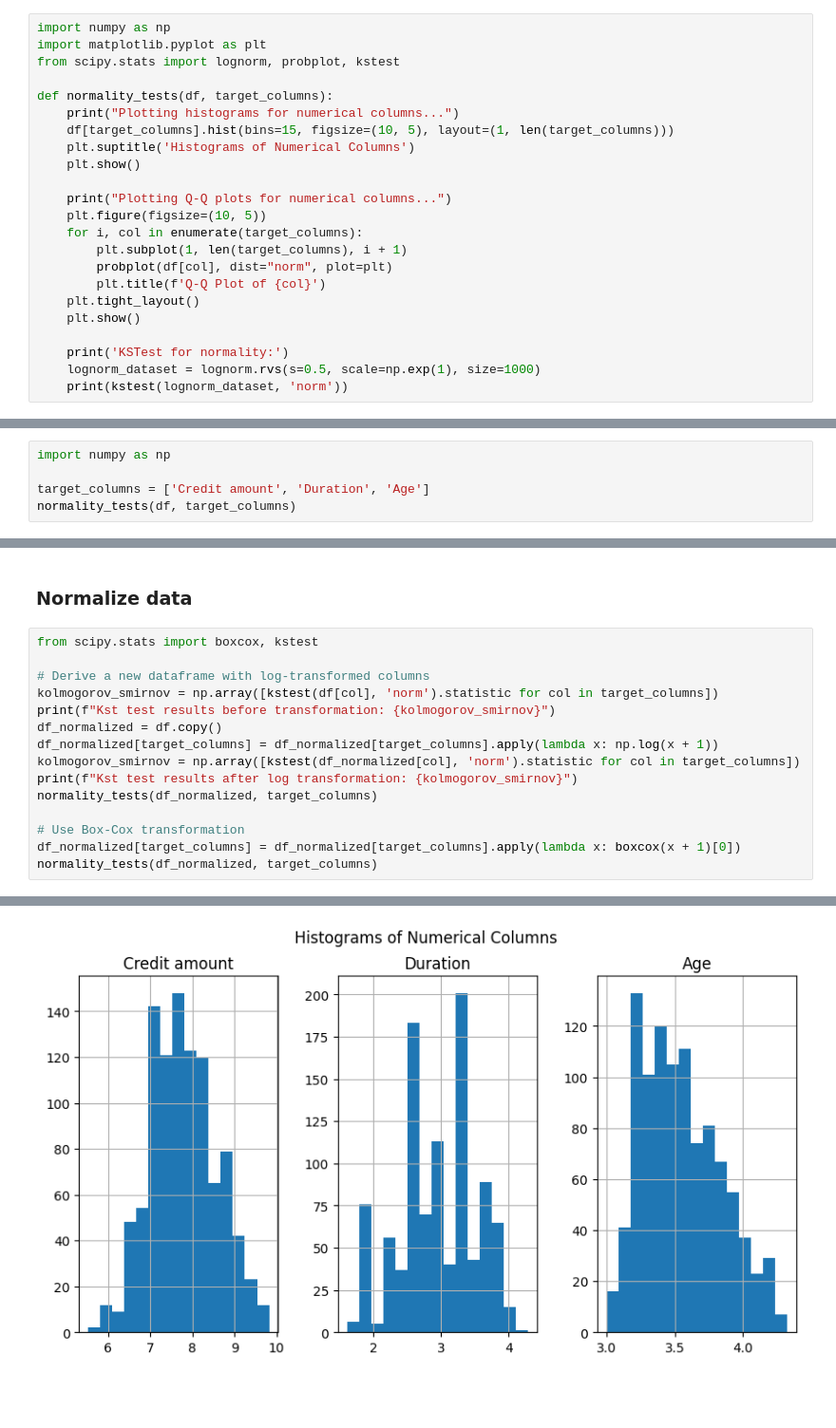
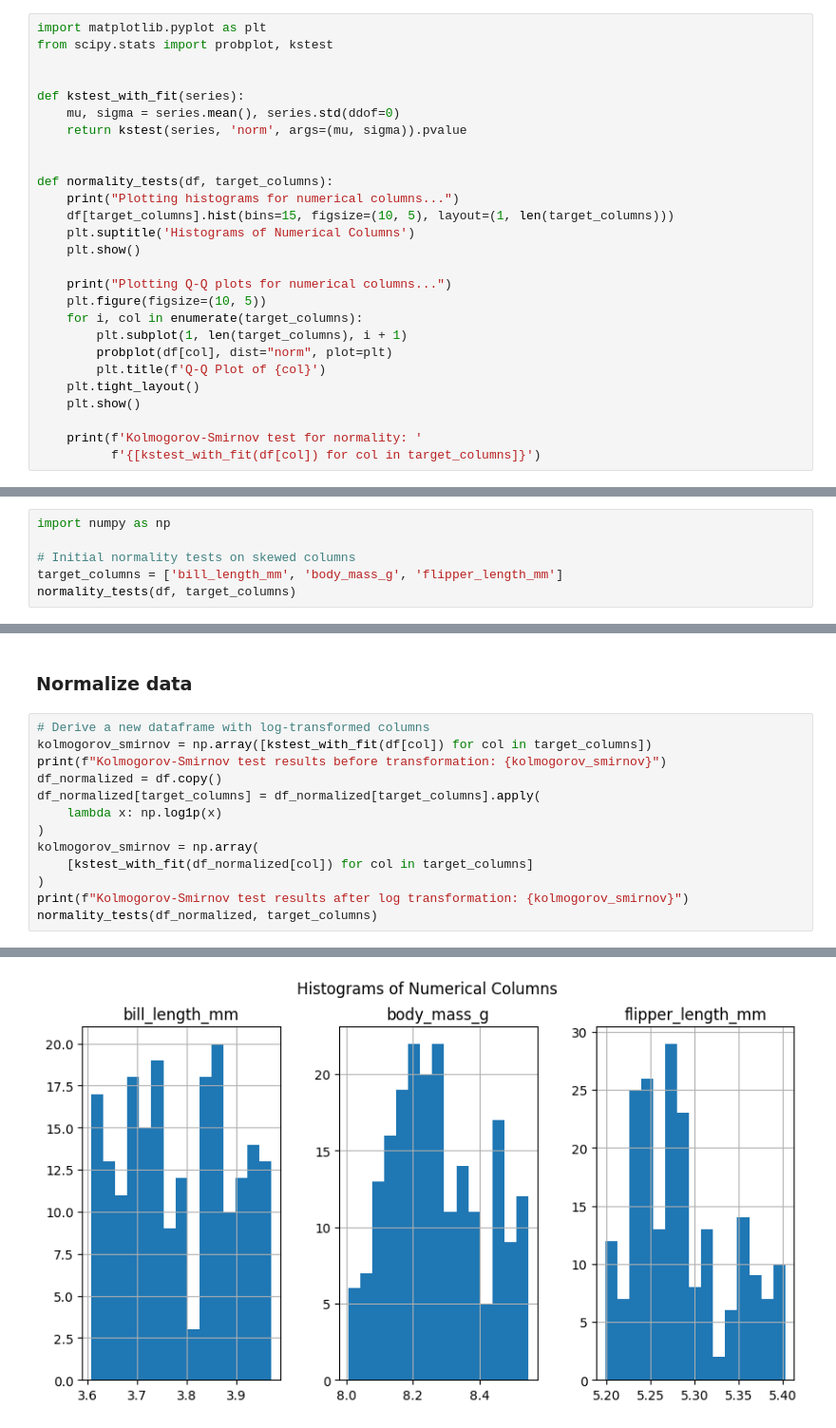
Before and after one commit to rojikaru/labs, a Jupyter notebook: grade-3.1/modelling-and-analytics/Lab 1.ipynb, the cells around one changed output, grey strips where cells are left out. Shown at 95% size. Cells and saved outputs as stored; diff of their text form; blank space fills up the shorter version.

```diff
--- a/grade-3.1/modelling-and-analytics/Lab 1.ipynb
+++ b/grade-3.1/modelling-and-analytics/Lab 1.ipynb
@@ -58,9 +68,14 @@ None
 ### Define normality tests
 We will use histograms, Q-Q plots and the Kolmogorov-Smirnov test
 # %%
-import numpy as np
 import matplotlib.pyplot as plt
-from scipy.stats import lognorm, probplot, kstest
+from scipy.stats import probplot, kstest
+
+
+def kstest_with_fit(series):
+    mu, sigma = series.mean(), series.std(ddof=0)
+    return kstest(series, 'norm', args=(mu, sigma)).pvalue
+
 
 def normality_tests(df, target_columns):
     print("Plotting histograms for numerical columns...")
@@ -77,7 +92,6 @@ def normality_tests(df, target_columns):
     plt.tight_layout()
     plt.show()
 
-    print('KSTest for normality:')
-    lognorm_dataset = lognorm.rvs(s=0.5, scale=np.exp(1), size=1000)
-    print(kstest(lognorm_dataset, 'norm'))
+    print(f'Kolmogorov-Smirnov test for normality: '
+          f'{[kstest_with_fit(df[col]) for col in target_columns]}')
 # %% [markdown]
@@ -86,7 +100,8 @@ Try to normalize the data using different methods. Which one works best?
 # %%
 import numpy as np
 
-target_columns = ['Credit amount', 'Duration', 'Age']
+# Initial normality tests on skewed columns
+target_columns = ['bill_length_mm', 'body_mass_g', 'flipper_length_mm']
 normality_tests(df, target_columns)
 # %% [output]
 Plotting histograms for numerical columns...
@@ -98,18 +112,16 @@ KstestResult(statistic=np.float64(0.8369867710145271), pvalue=np.float64(0.0), s
 # %% [markdown]
 ### Normalize data
 # %%
-from scipy.stats import boxcox, kstest
-
 # Derive a new dataframe with log-transformed columns
-kolmogorov_smirnov = np.array([kstest(df[col], 'norm').statistic for col in target_columns])
-print(f"Kst test results before transformation: {kolmogorov_smirnov}")
+kolmogorov_smirnov = np.array([kstest_with_fit(df[col]) for col in target_columns])
+print(f"Kolmogorov-Smirnov test results before transformation: {kolmogorov_smirnov}")
 df_normalized = df.copy()
-df_normalized[target_columns] = df_normalized[target_columns].apply(lambda x: np.log(x + 1))
-kolmogorov_smirnov = np.array([kstest(df_normalized[col], 'norm').statistic for col in target_columns])
-print(f"Kst test results after log transformation: {kolmogorov_smirnov}")
+df_normalized[target_columns] = df_normalized[target_columns].apply(
+    lambda x: np.log1p(x)
+)
+kolmogorov_smirnov = np.array(
+    [kstest_with_fit(df_normalized[col]) for col in target_columns]
+)
+print(f"Kolmogorov-Smirnov test results after log transformation: {kolmogorov_smirnov}")
 normality_tests(df_normalized, target_columns)
-
-# Use Box-Cox transformation
-df_normalized[target_columns] = df_normalized[target_columns].apply(lambda x: boxcox(x + 1)[0])
-normality_tests(df_normalized, target_columns)
 # %% [output]
@@ -118,3 +130,3 @@ Kst test results after log transformation: [0.99999998 0.96716723 0.99863107]
 Plotting histograms for numerical columns...
-[figure, old version]
+[figure, new version]
 Plotting Q-Q plots for numerical columns...
```
Also changed, not shown: parts of 6 cells of this notebook.
